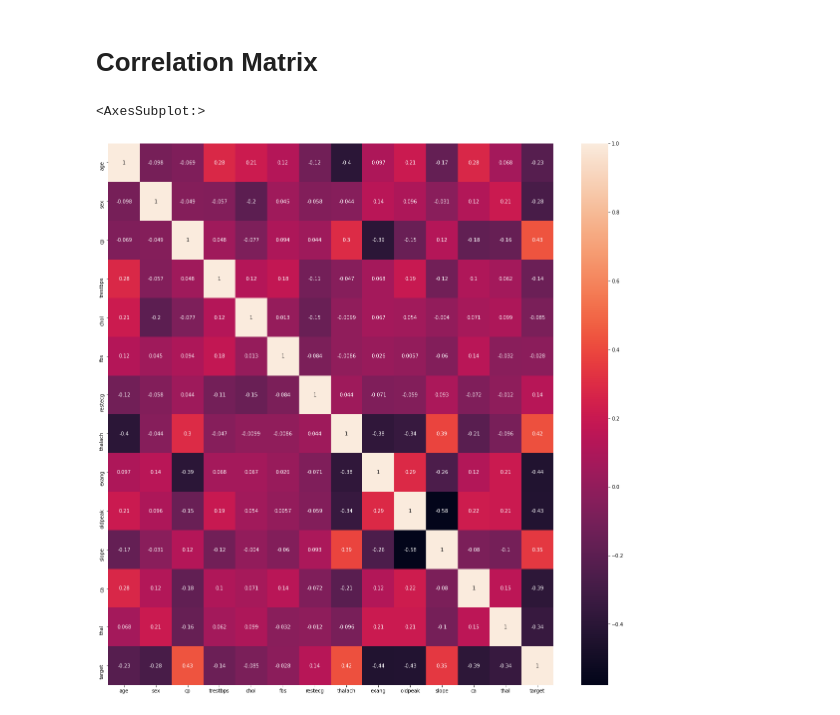
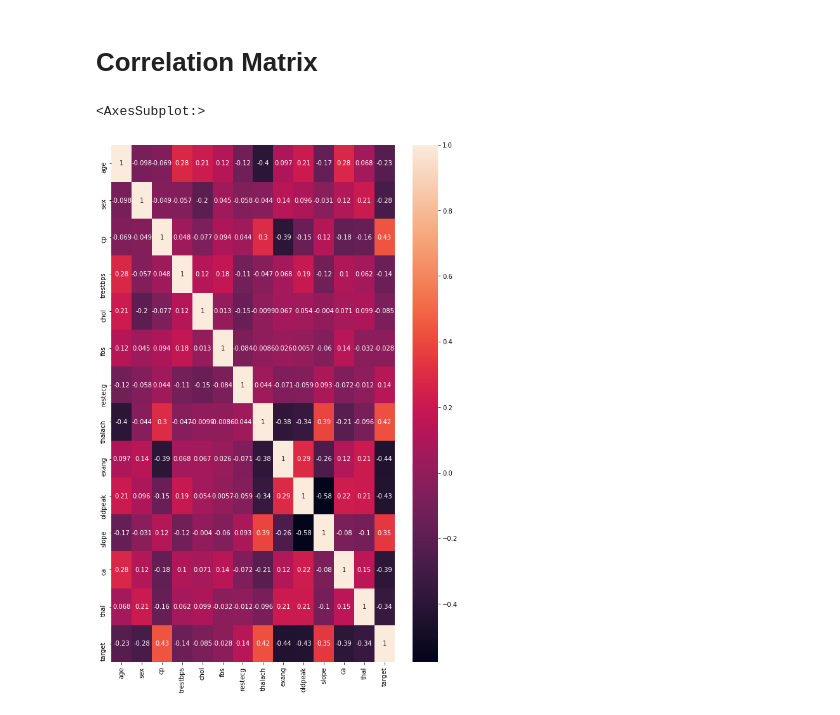
Before and after one commit to JyotheendraD/Heart-Condition-Checker, a Jupyter notebook: Heart.ipynb, the cells around one changed output. Saved outputs shown, nothing was run; the diff lists cells and outputs as text; code cells hidden in the pictures.

```diff
--- a/Heart.ipynb
+++ b/Heart.ipynb
@@ -54,10 +70,10 @@ print(data)
 # %% [markdown]
 # Correlation Matrix
 # %%
-C_matrix = data.corr()
+c_matrix = data.corr()
 # %%
-plt.figure(figsize=(20,20))
-sns.heatmap(C_matrix,annot = True)
+plt.figure(figsize=(10,15))
+sns.heatmap(c_matrix,annot = True)
 # %% [output]
 <AxesSubplot:>
-[figure, old version]
+[figure, new version]
```
Also changed, not shown: parts of 22 cells of this notebook.
